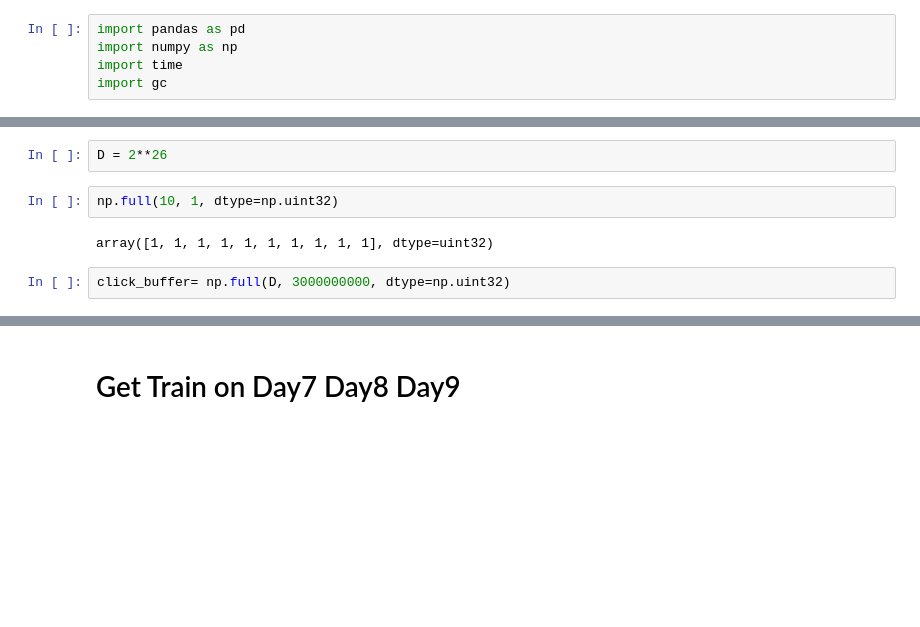
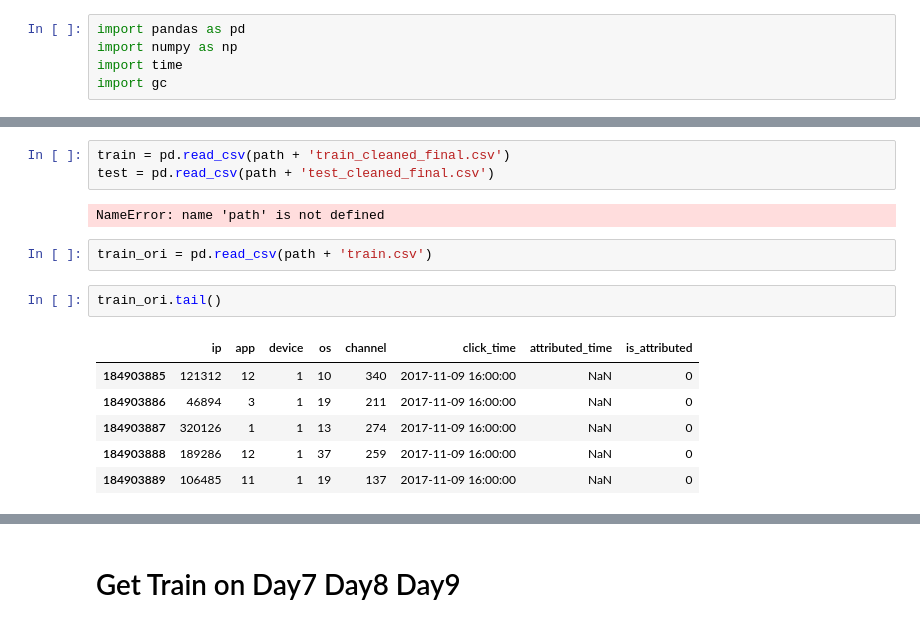
Before and after one commit to wluo-personal/Kaggle, a Jupyter notebook: talkingdata/sc/feature_equal_hour.ipynb, the cells around one changed output, grey strips where cells are left out. Drawn from its saved outputs; the diff is of its cells as text; blank space fills up the shorter version.

```diff
--- a/talkingdata/sc/feature_equal_hour.ipynb
+++ b/talkingdata/sc/feature_equal_hour.ipynb
@@ -26,8 +6,16 @@ hash('111') % (2**26)
-# %%
-D = 2**26
-# %%
-np.full(10, 1, dtype=np.uint32)
-# %% [output]
-array([1, 1, 1, 1, 1, 1, 1, 1, 1, 1], dtype=uint32)
-# %%
-click_buffer= np.full(D, 3000000000, dtype=np.uint32)
+# %%
+train = pd.read_csv(path + 'train_cleaned_final.csv')
+test = pd.read_csv(path + 'test_cleaned_final.csv')
+# %% [output]
+NameError: name 'path' is not defined
+# %%
+train_ori = pd.read_csv(path + 'train.csv')
+# %%
+train_ori.tail()
+# %% [output]
+|  | ip | app | device | os | channel | click_time | attributed_time | is_attributed |
+| 184903885 | 121312 | 12 | 1 | 10 | 340 | 2017-11-09 16:00:00 | NaN | 0 |
+| 184903886 | 46894 | 3 | 1 | 19 | 211 | 2017-11-09 16:00:00 | NaN | 0 |
+| 184903887 | 320126 | 1 | 1 | 13 | 274 | 2017-11-09 16:00:00 | NaN | 0 |
+| 184903888 | 189286 | 12 | 1 | 37 | 259 | 2017-11-09 16:00:00 | NaN | 0 |
+| 184903889 | 106485 | 11 | 1 | 19 | 137 | 2017-11-09 16:00:00 | NaN | 0 |
```
Also changed, not shown: parts of 22 cells of this notebook, 11 other files.
